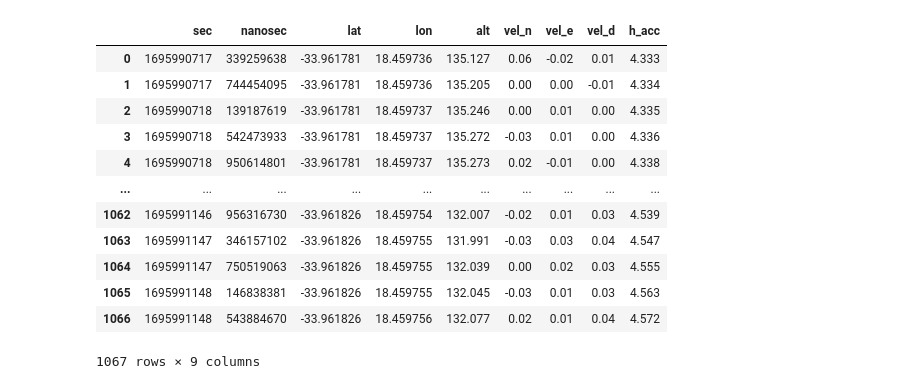
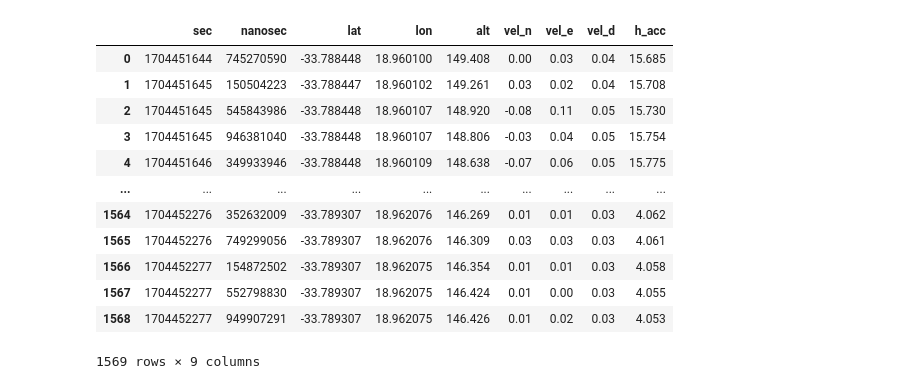
Before and after one commit to tbabluct/gtsam-jupyter, a Jupyter notebook: plot_gnss.ipynb, the cells around one changed output. Cells and saved outputs as stored; diff of their text form; code cells hidden in the pictures.

```diff
--- a/plot_gnss.ipynb
+++ b/plot_gnss.ipynb
@@ -4,22 +4,22 @@ import pandas as pd
 import matplotlib.pyplot as plt
 import pymap3d as pm
 # %%
-df = pd.read_csv("/home/torsten/ms/data/rosbag2_old_zoo_a_09_29/ublox.csv")
+df = pd.read_csv("/home/torsten/ms/data/rosbag2_2024_01_05-12_47_24/ublox.csv")
 df
 # %% [output]
 |  | sec | nanosec | lat | lon | alt | vel_n | vel_e | vel_d | h_acc |
-| 0 | 1695990717 | 339259638 | -33.961781 | 18.459736 | 135.127 | 0.06 | -0.02 | 0.01 | 4.333 |
-| 1 | 1695990717 | 744454095 | -33.961781 | 18.459736 | 135.205 | 0.00 | 0.00 | -0.01 | 4.334 |
-| 2 | 1695990718 | 139187619 | -33.961781 | 18.459737 | 135.246 | 0.00 | 0.01 | 0.00 | 4.335 |
-| 3 | 1695990718 | 542473933 | -33.961781 | 18.459737 | 135.272 | -0.03 | 0.01 | 0.00 | 4.336 |
-| 4 | 1695990718 | 950614801 | -33.961781 | 18.459737 | 135.273 | 0.02 | -0.01 | 0.00 | 4.338 |
+| 0 | 1704451644 | 745270590 | -33.788448 | 18.960100 | 149.408 | 0.00 | 0.03 | 0.04 | 15.685 |
+| 1 | 1704451645 | 150504223 | -33.788447 | 18.960102 | 149.261 | 0.03 | 0.02 | 0.04 | 15.708 |
+| 2 | 1704451645 | 545843986 | -33.788448 | 18.960107 | 148.920 | -0.08 | 0.11 | 0.05 | 15.730 |
+| 3 | 1704451645 | 946381040 | -33.788448 | 18.960107 | 148.806 | -0.03 | 0.04 | 0.05 | 15.754 |
+| 4 | 1704451646 | 349933946 | -33.788448 | 18.960109 | 148.638 | -0.07 | 0.06 | 0.05 | 15.775 |
 | ... | ... | ... | ... | ... | ... | ... | ... | ... | ... |
-| 1062 | 1695991146 | 956316730 | -33.961826 | 18.459754 | 132.007 | -0.02 | 0.01 | 0.03 | 4.539 |
-| 1063 | 1695991147 | 346157102 | -33.961826 | 18.459755 | 131.991 | -0.03 | 0.03 | 0.04 | 4.547 |
-| 1064 | 1695991147 | 750519063 | -33.961826 | 18.459755 | 132.039 | 0.00 | 0.02 | 0.03 | 4.555 |
-| 1065 | 1695991148 | 146838381 | -33.961826 | 18.459755 | 132.045 | -0.03 | 0.01 | 0.03 | 4.563 |
-| 1066 | 1695991148 | 543884670 | -33.961826 | 18.459756 | 132.077 | 0.02 | 0.01 | 0.04 | 4.572 |
+| 1564 | 1704452276 | 352632009 | -33.789307 | 18.962076 | 146.269 | 0.01 | 0.01 | 0.03 | 4.062 |
+| 1565 | 1704452276 | 749299056 | -33.789307 | 18.962076 | 146.309 | 0.03 | 0.03 | 0.03 | 4.061 |
+| 1566 | 1704452277 | 154872502 | -33.789307 | 18.962075 | 146.354 | 0.01 | 0.01 | 0.03 | 4.058 |
+| 1567 | 1704452277 | 552798830 | -33.789307 | 18.962075 | 146.424 | 0.01 | 0.00 | 0.03 | 4.055 |
+| 1568 | 1704452277 | 949907291 | -33.789307 | 18.962075 | 146.426 | 0.01 | 0.02 | 0.03 | 4.053 |
-1067 rows × 9 columns
+1569 rows × 9 columns
 # %%
 %matplotlib tk
 lat0 = df.iloc[0, 2]
```
Also changed, not shown: parts of 1 cell of this notebook, 5 other files.
